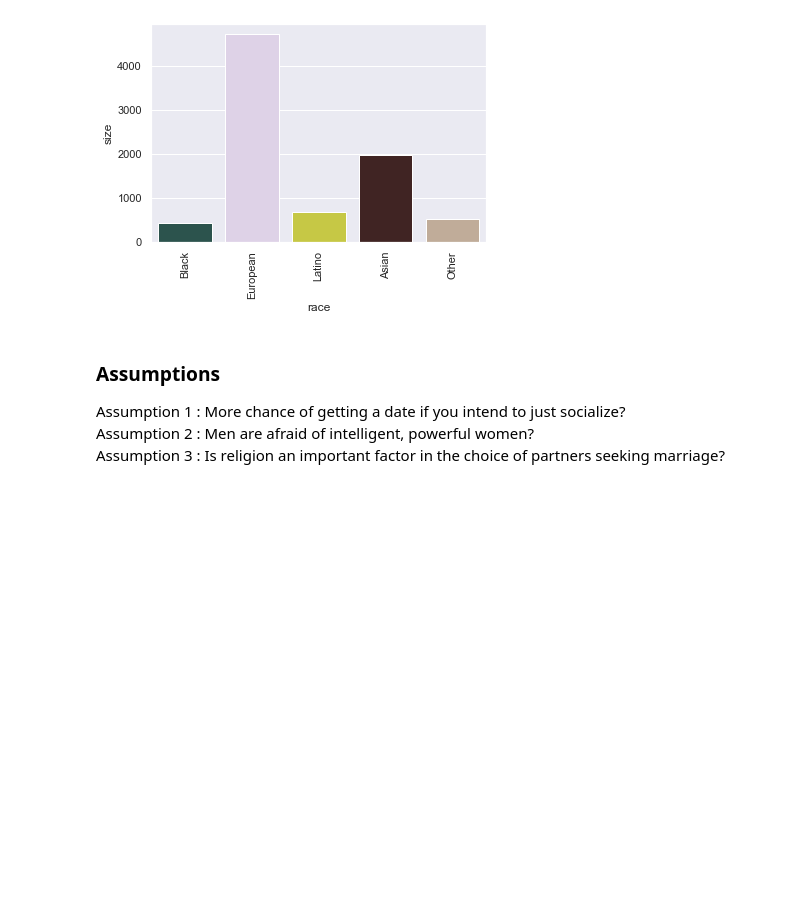
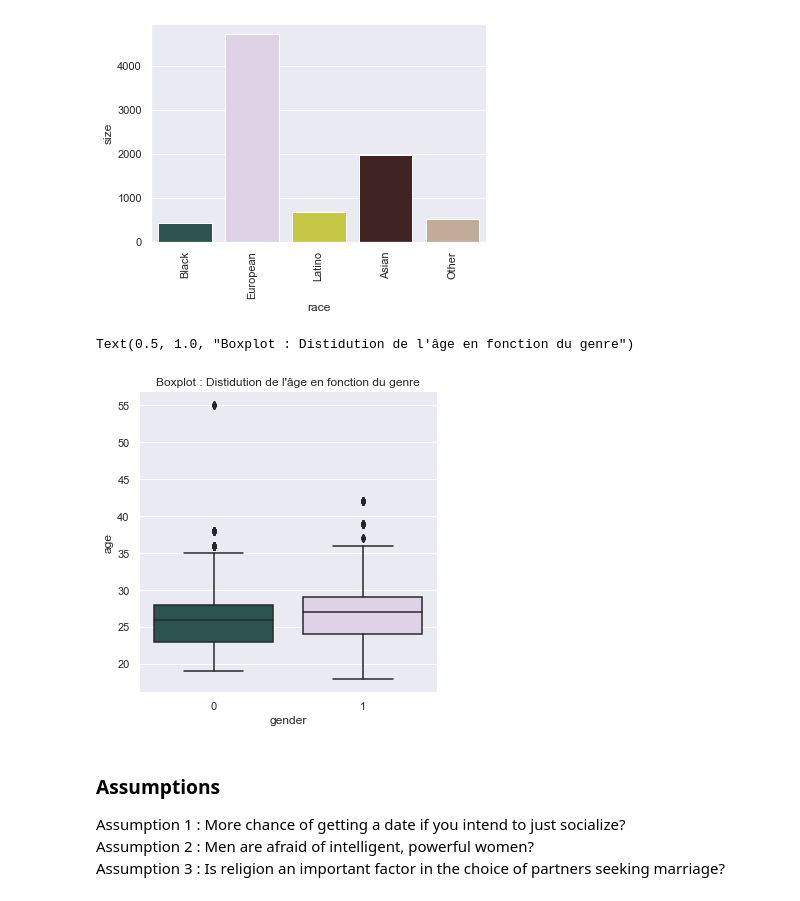
Before and after one commit to MKrouma/Jedha_Dating, a Jupyter notebook: notebook/code.ipynb, the cells around one changed output. Saved outputs shown, nothing was run; the diff lists cells and outputs as text; code cells hidden in the pictures; blank space fills up the shorter version.

```diff
--- a/notebook/code.ipynb
+++ b/notebook/code.ipynb
@@ -139,6 +139,15 @@ ax.tick_params(axis='x', rotation=90)
 | 3 | Asian | 1978 |
 | 4 | Other | 521 |
 [figure]
+# %%
+## age
+### sub dataframe
+df_age = df_dating[["iid", "gender", "age"]]
+sns.catplot(x = 'gender', y = 'age', data = df_age, kind = 'box')
+plt.title("Boxplot: Age distribution by gender")
+# %% [output]
+Text(0.5, 1.0, "Boxplot : Distidution de l'âge en fonction du genre")
+[figure, added]
 # %% [markdown]
 ### Assumptions
 Assumption 1 : More chance of getting a date if you intend to just socialize? \
```
Also changed, not shown: parts of 2 cells of this notebook.
